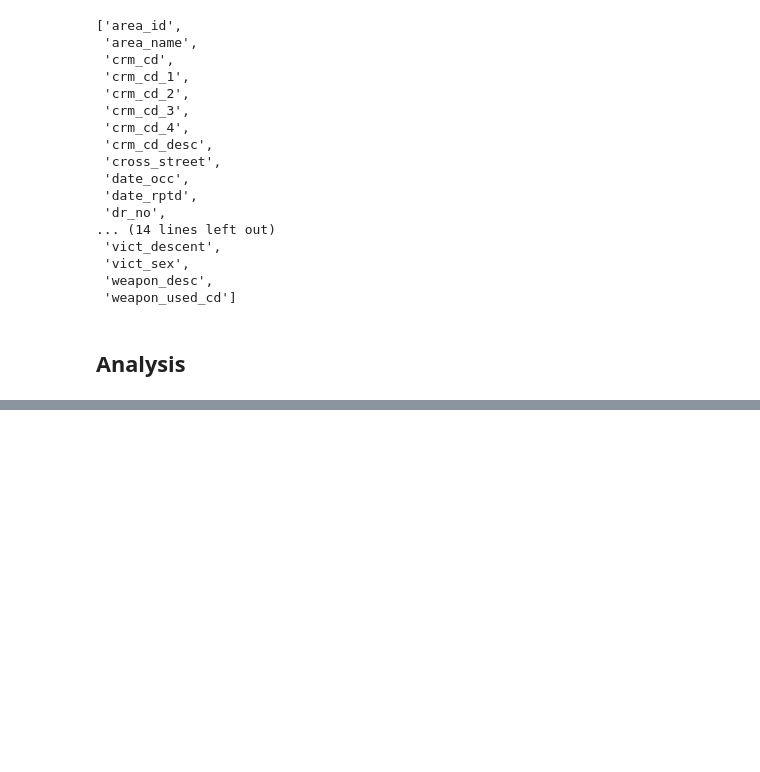
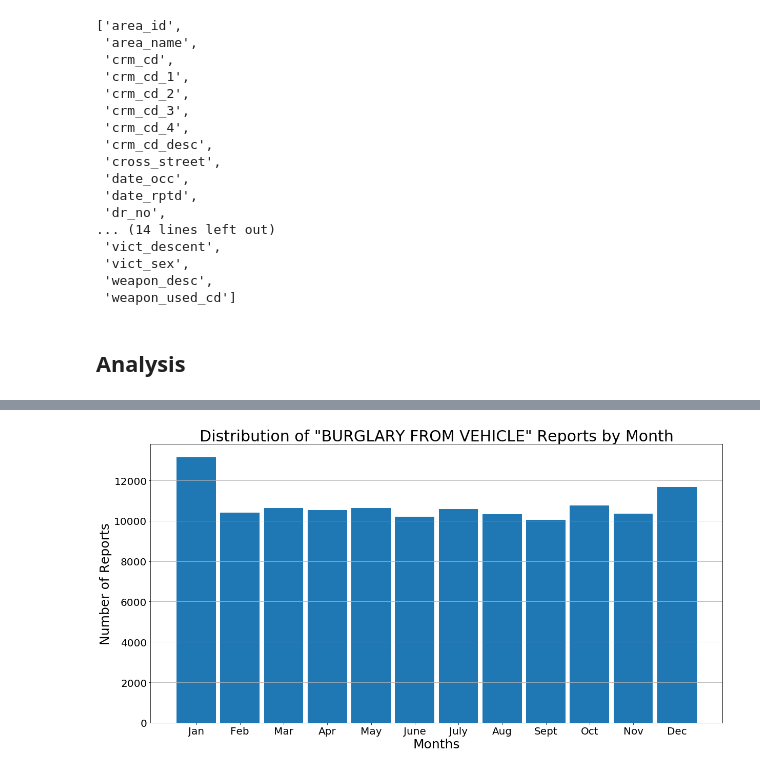
Before and after one commit to MaxwellWilliams/defogger, a Jupyter notebook: general_analysis.ipynb, the cells around one changed output, grey strips where cells are left out. Cells and saved outputs as stored; diff of their text form; code cells hidden in the pictures; blank space fills up the shorter version.

```diff
--- a/general_analysis.ipynb
+++ b/general_analysis.ipynb
@@ -186,0 +185,4 @@ def crime_day_distribution(crime_code):
+# %%
+crime_time_distribution('month', 330)
+# %% [output]
+[figure, added]
```
Also changed, not shown: parts of 25 cells of this notebook.
